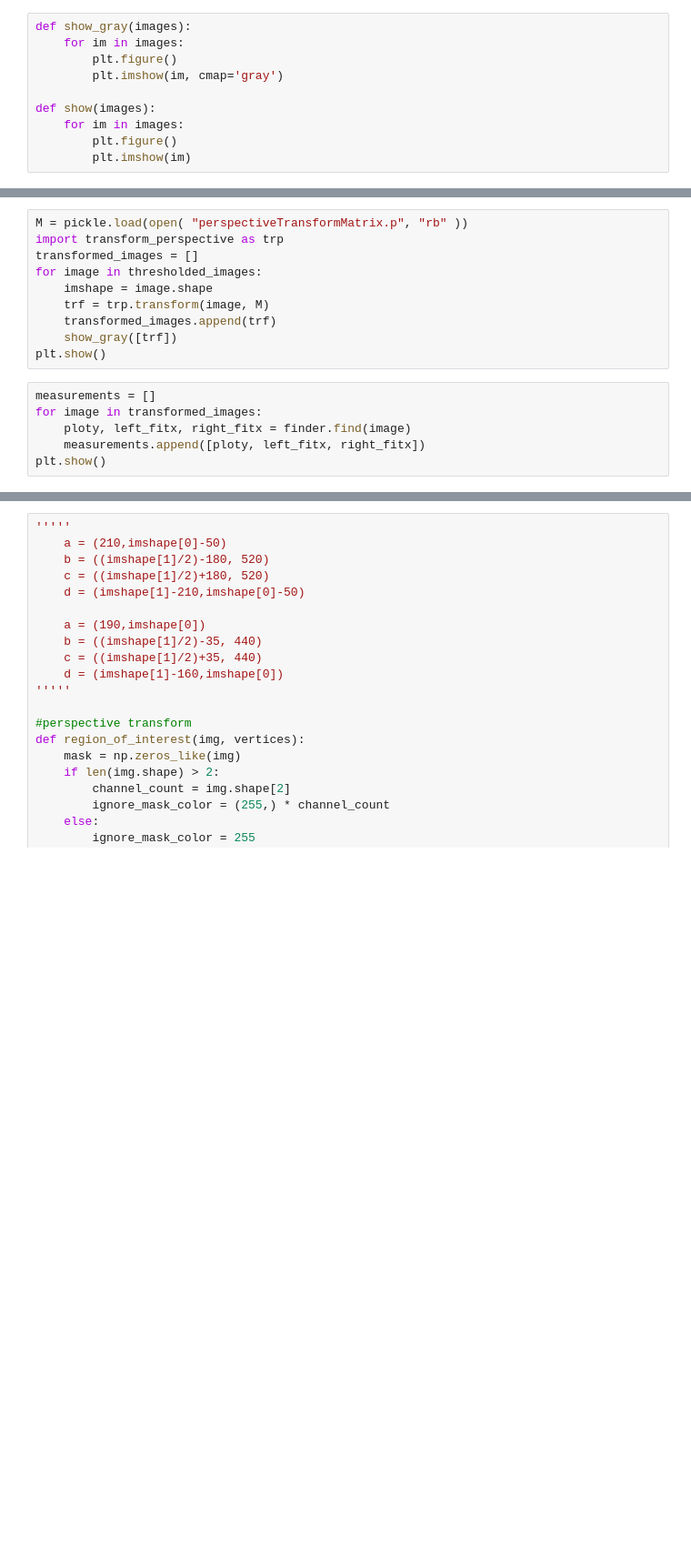
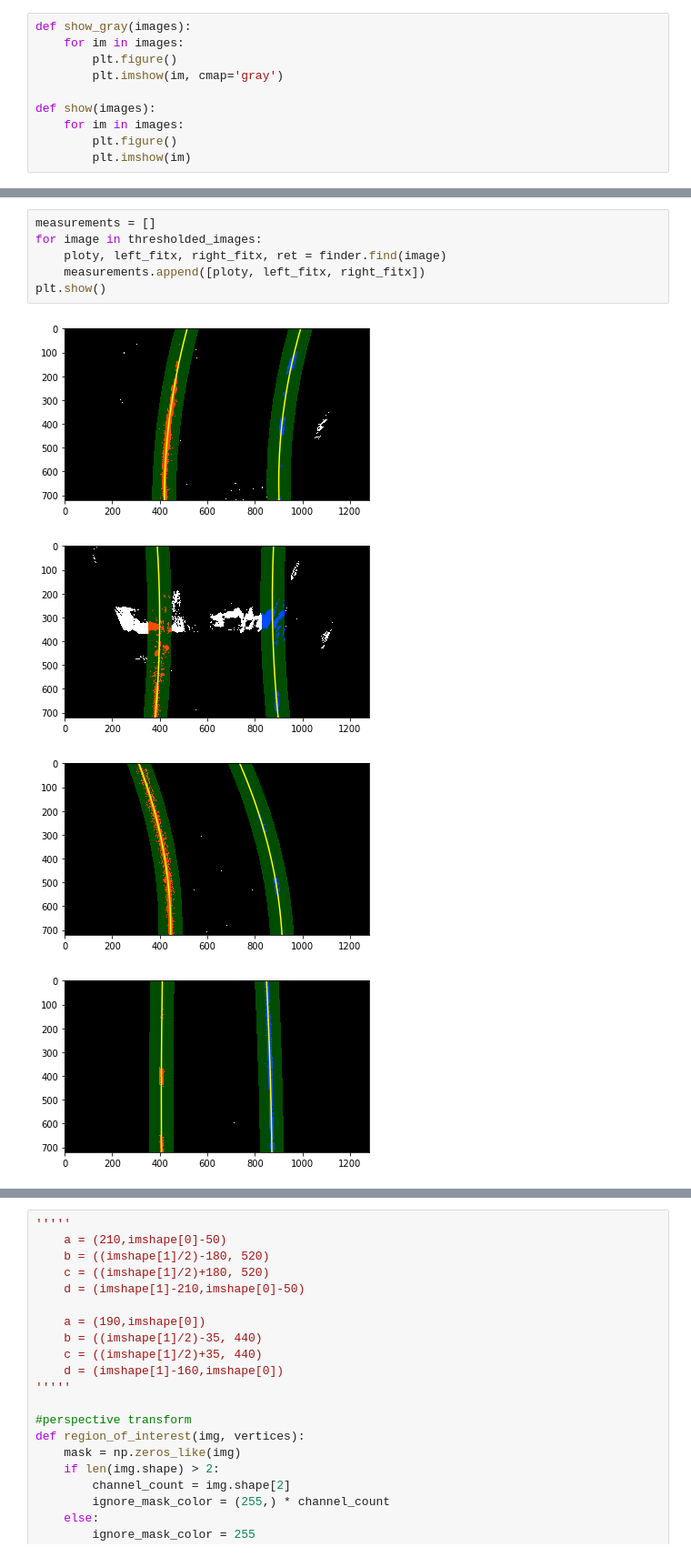
Before and after one commit to pandaive/CarND-Advanced-Lane-Lines, a Jupyter notebook: CarND-Advanced-Lane-Lines.ipynb, the cells around one changed output, grey strips where cells are left out. Shown at 91% size. Drawn from its saved outputs; the diff is of its cells as text; blank space fills up the shorter version.

```diff
--- a/CarND-Advanced-Lane-Lines.ipynb
+++ b/CarND-Advanced-Lane-Lines.ipynb
@@ -49,16 +66,11 @@ for image in images:
-# %%
-M = pickle.load(open( "perspectiveTransformMatrix.p", "rb" ))
-import transform_perspective as trp
-transformed_images = []
-for image in thresholded_images:
-    imshape = image.shape
-    trf = trp.transform(image, M)
-    transformed_images.append(trf)
-    show_gray([trf])
-plt.show()
 # %%
 measurements = []
-for image in transformed_images:
-    ploty, left_fitx, right_fitx = finder.find(image)
+for image in thresholded_images:
+    ploty, left_fitx, right_fitx, ret = finder.find(image)
     measurements.append([ploty, left_fitx, right_fitx])
 plt.show()
+# %% [output]
+[figure, added]
+[figure, added]
+[figure, added]
+[figure, added]
```
Also changed, not shown: parts of 9 cells of this notebook, 30 other files.
